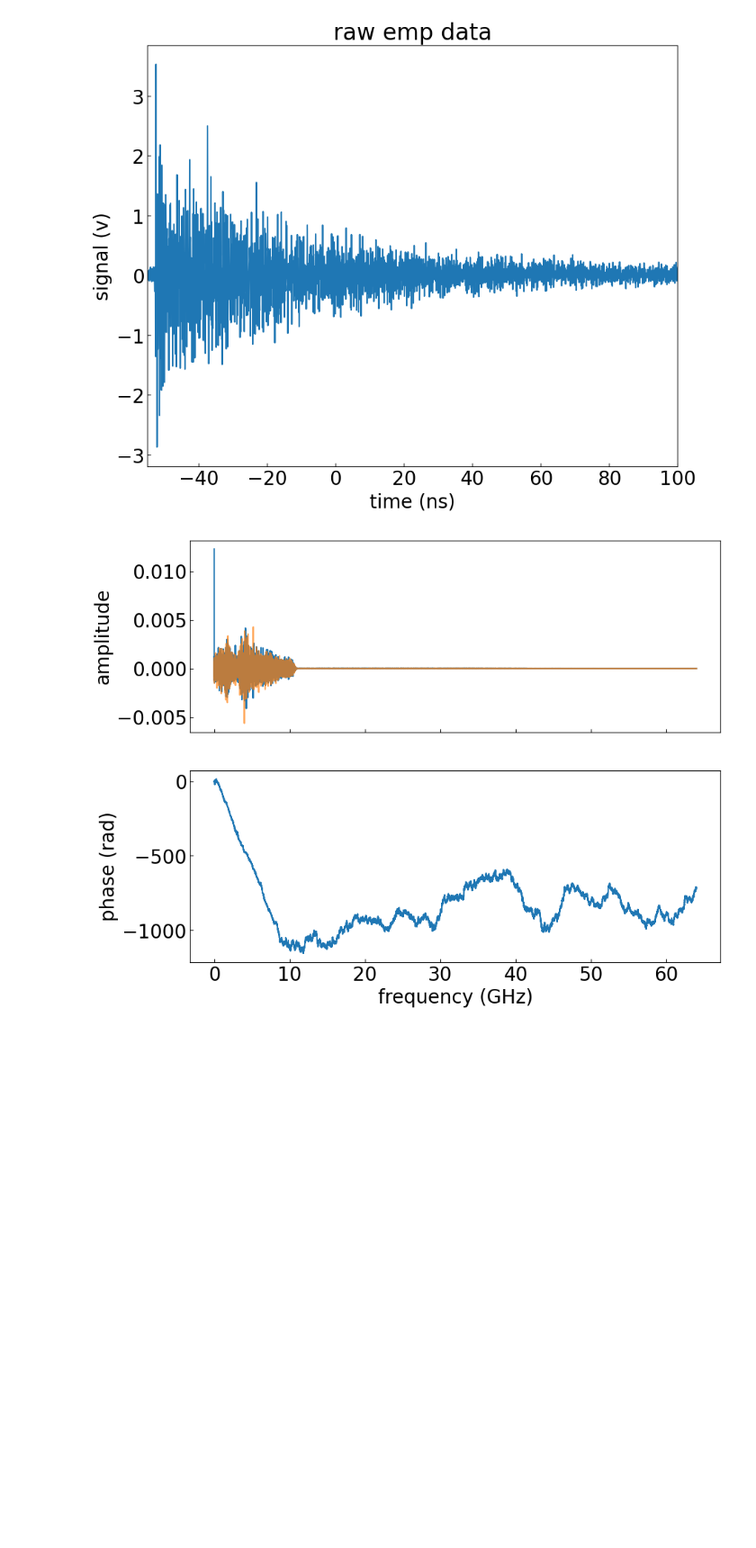
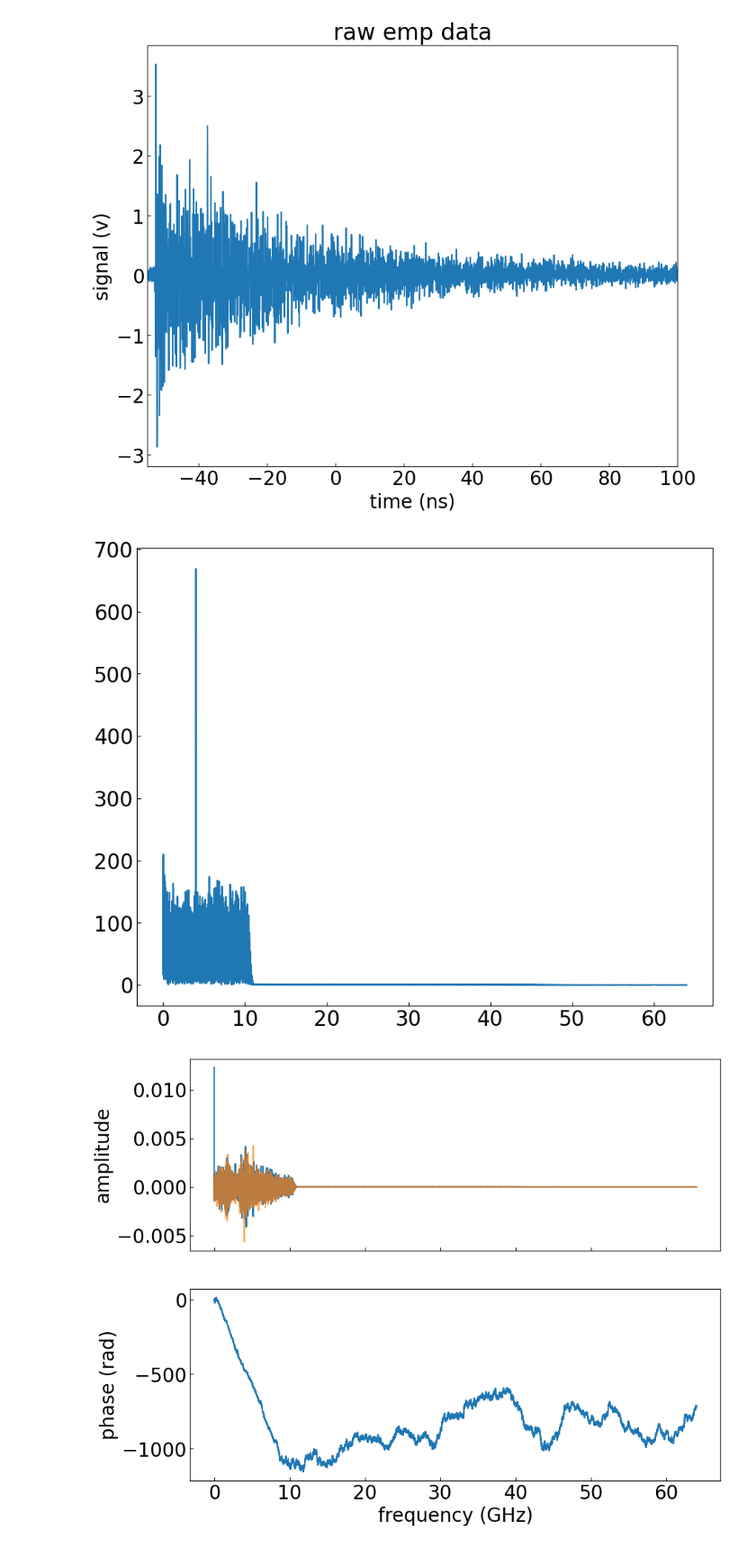
Before and after one commit to Jammi-Dodgers/EMP_phase_correction, a Jupyter notebook: phase_reconstruction_for_EMP.ipynb, the cells around one changed output. Shown at 90% size. Saved outputs shown, nothing was run; the diff lists cells and outputs as text; code cells hidden in the pictures; blank space fills up the shorter version.

```diff
--- a/phase_reconstruction_for_EMP.ipynb
+++ b/phase_reconstruction_for_EMP.ipynb
@@ -25,6 +25,13 @@ axs.set(xlim = (-55, 100), title= "raw emp data", xlabel= "time (ns)", ylabel= "
 plt.show()
 # %% [output]
 [figure]
+# %%
+freqs = np.fft.rfftfreq(len(raw_noise), raw_dt) # dt was in ns so freqs should be in GHz
+
+plt.plot(freqs[1:], np.abs(np.fft.rfft(raw_noise)[1:]))
+plt.show()
+# %% [output]
+[figure, added]
 # %%
 raw_N = len(raw_emp)
 raw_dt = spstat.mode(np.diff(raw_time)).mode # should be regularly spaced. If it isn't, assume that it is mostly regularly spaced and use the modal average.
```
Also changed, not shown: parts of 2 cells of this notebook.
